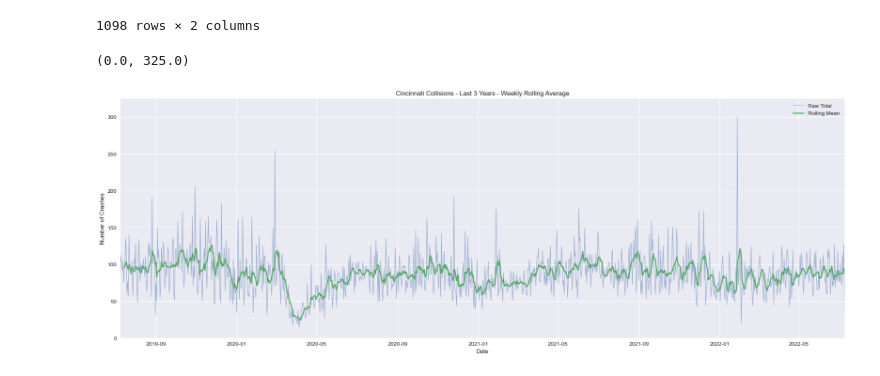
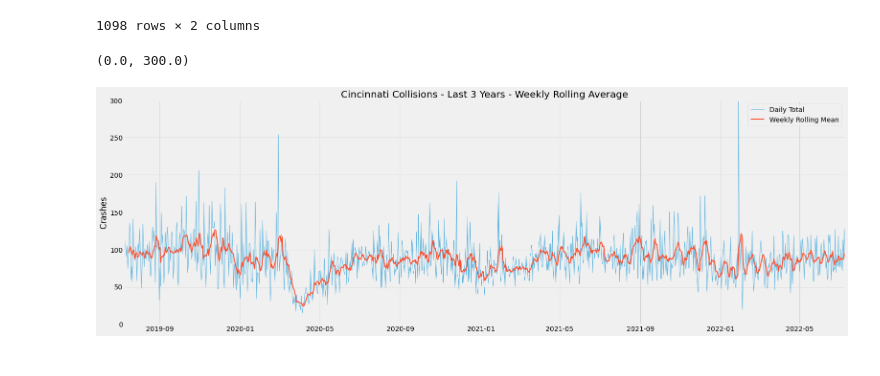
Before and after one commit to orderlogicmachine/covid-crash-compare, a Jupyter notebook: main.ipynb, the cells around one changed output. Cells and saved outputs as stored; diff of their text form; code cells hidden in the pictures.

```diff
--- a/main.ipynb
+++ b/main.ipynb
@@ -86,11 +86,11 @@ cinCrashes.plot(kind='bar')
 # %% [markdown]
 This gives us a rough bar chart of crashes per day, but the x-axis is a mess.
 # %%
-plt.style.use('seaborn')
+plt.style.use('fivethirtyeight')
 plt.figure(figsize = (24, 8))
-plt.plot(cinCrashes.index, cinCrashes.values)
-plt.xlabel('Date')
-plt.ylabel('Number of Crashes')
+plt.plot(cinCrashes.index, cinCrashes.values, linewidth = 1)
+# plt.xlabel('Date')
+plt.ylabel('Crashes')
 plt.title('Cincinnati Collisions - Last 3 Years')
 plt.xlim(pd.Timestamp('2019-07-09'), pd.Timestamp('2022-07-09'))
 plt.ylim(0, 325)
@@ -126,17 +126,17 @@ display(cinDF)
 | 2022-07-10 | 1 | 80.428571 |
 1098 rows × 2 columns
 # %%
-plt.style.use('seaborn')
+plt.style.use('fivethirtyeight')
 plt.figure(figsize = (24, 8))
-plt.plot(cinCrashes.index, cinCrashes.values, linewidth=1, alpha=0.5, label='Daily Total')
+plt.plot(cinCrashes.index, cinCrashes.values, linewidth=1, alpha=0.6, label='Daily Total')
 plt.plot(cinCrashes.index, cinDF["rolling"], linewidth=2, label='Weekly Rolling Mean')
-plt.xlabel('Date')
-plt.ylabel('Number of Crashes')
+# plt.xlabel('Date')
+plt.ylabel('Crashes')
 plt.title('Cincinnati Collisions - Last 3 Years - Weekly Rolling Average')
 plt.legend()
 plt.xlim(pd.Timestamp('2019-07-09'), pd.Timestamp('2022-07-09'))
-plt.ylim(0, 325)
+plt.ylim(0, 300)
 # plt(cinCrashes.index, cinDF["rolling"])
 # %% [output]
-(0.0, 325.0)
+(0.0, 300.0)
-[figure, old version]
+[figure, new version]
```
Also changed, not shown: parts of 2 cells of this notebook, 18 other files.
